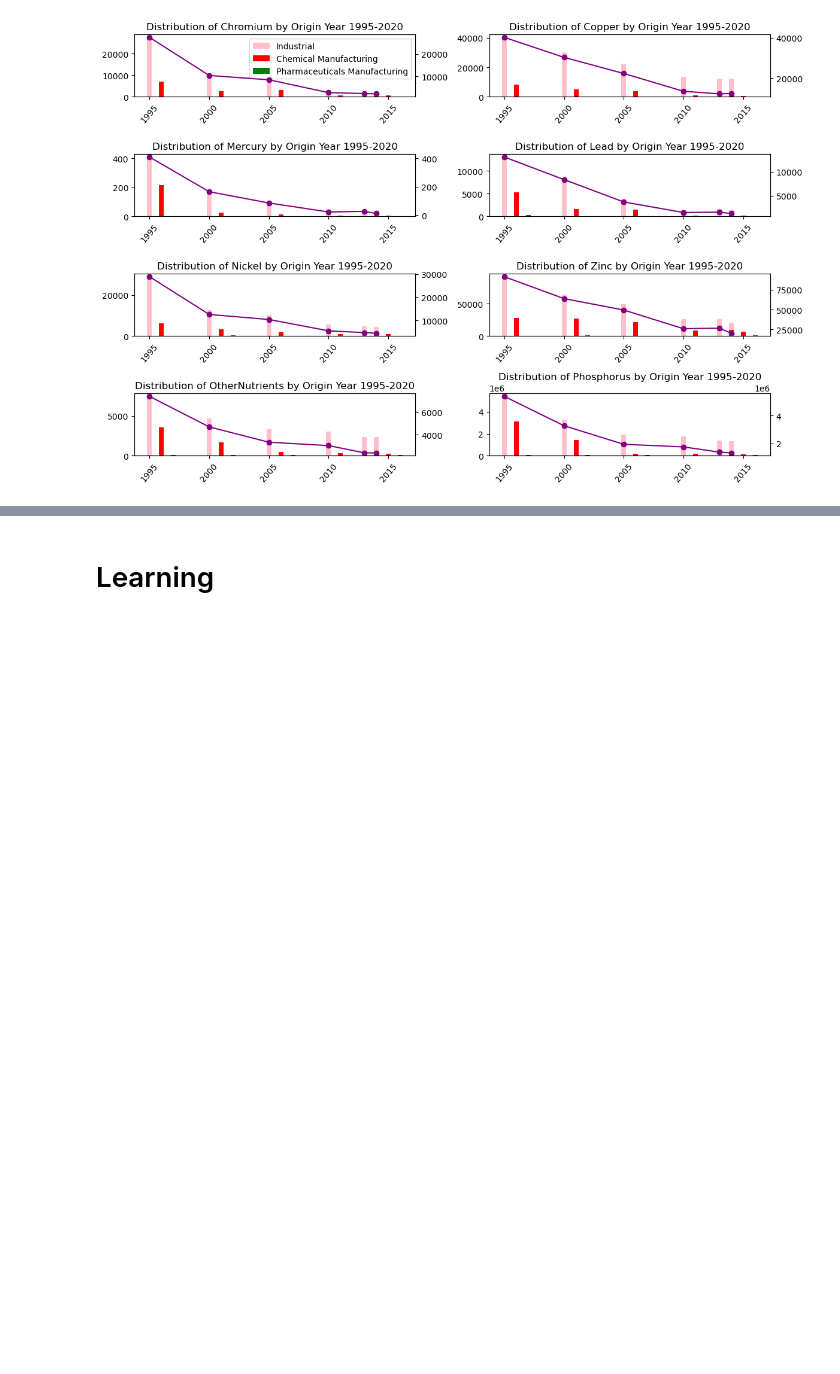
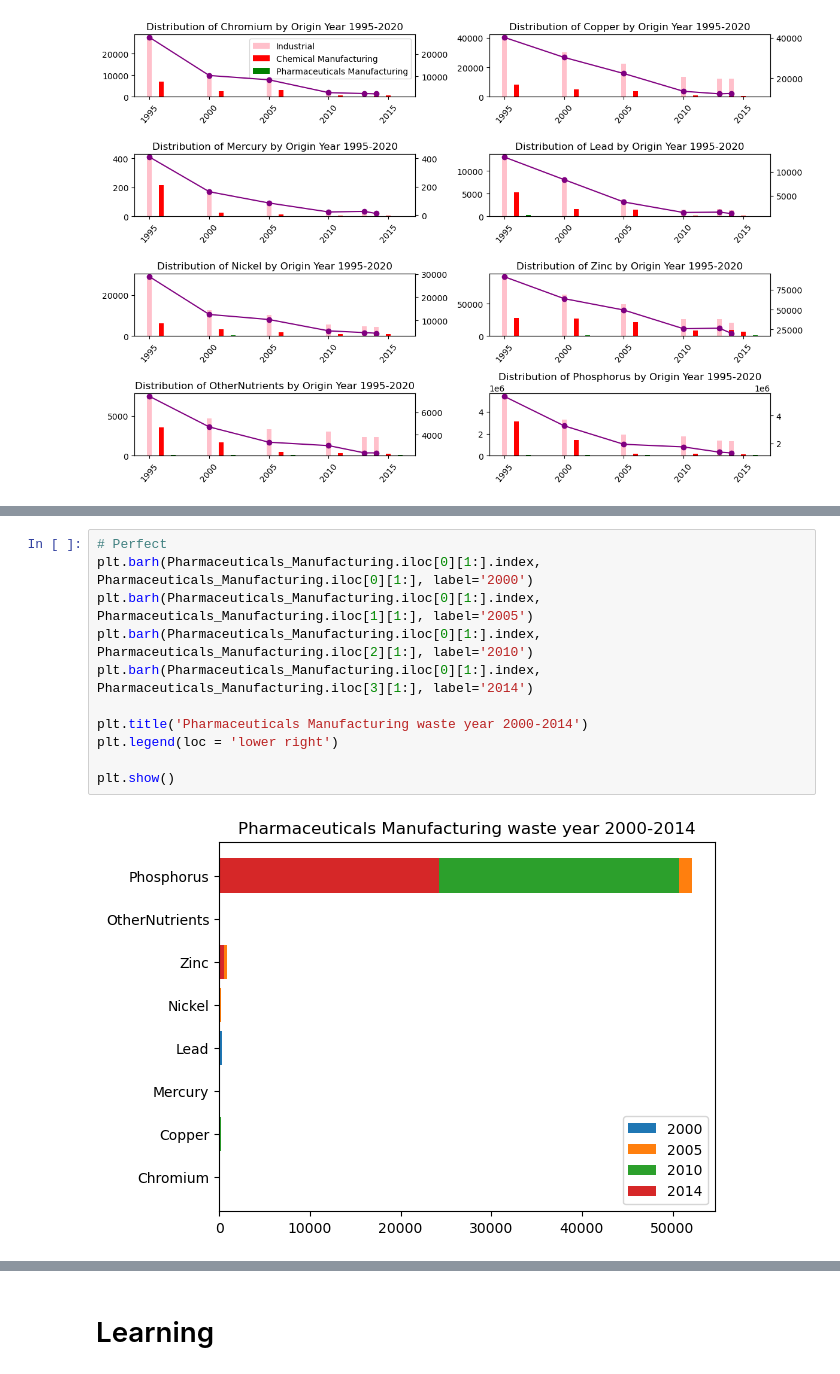
Before and after one commit to imbilalbutt/made-template-ws2324, a Jupyter notebook: project/data_exploration.ipynb, the cells around one changed output, grey strips where cells are left out. Cells and saved outputs as stored; diff of their text form; blank space fills up the shorter version.

```diff
--- a/project/data_exploration.ipynb
+++ b/project/data_exploration.ipynb
@@ -1253,0 +1311,13 @@ Industrial
+# %%
+# Perfect
+plt.barh(Pharmaceuticals_Manufacturing.iloc[0][1:].index, Pharmaceuticals_Manufacturing.iloc[0][1:], label='2000')
+plt.barh(Pharmaceuticals_Manufacturing.iloc[0][1:].index, Pharmaceuticals_Manufacturing.iloc[1][1:], label='2005')
+plt.barh(Pharmaceuticals_Manufacturing.iloc[0][1:].index, Pharmaceuticals_Manufacturing.iloc[2][1:], label='2010')
+plt.barh(Pharmaceuticals_Manufacturing.iloc[0][1:].index, Pharmaceuticals_Manufacturing.iloc[3][1:], label='2014')
+
+plt.title('Pharmaceuticals Manufacturing waste year 2000-2014')
+plt.legend(loc = 'lower right')
+
+plt.show()
+# %% [output]
+[figure, added]
```
Also changed, not shown: parts of 13 cells of this notebook.
